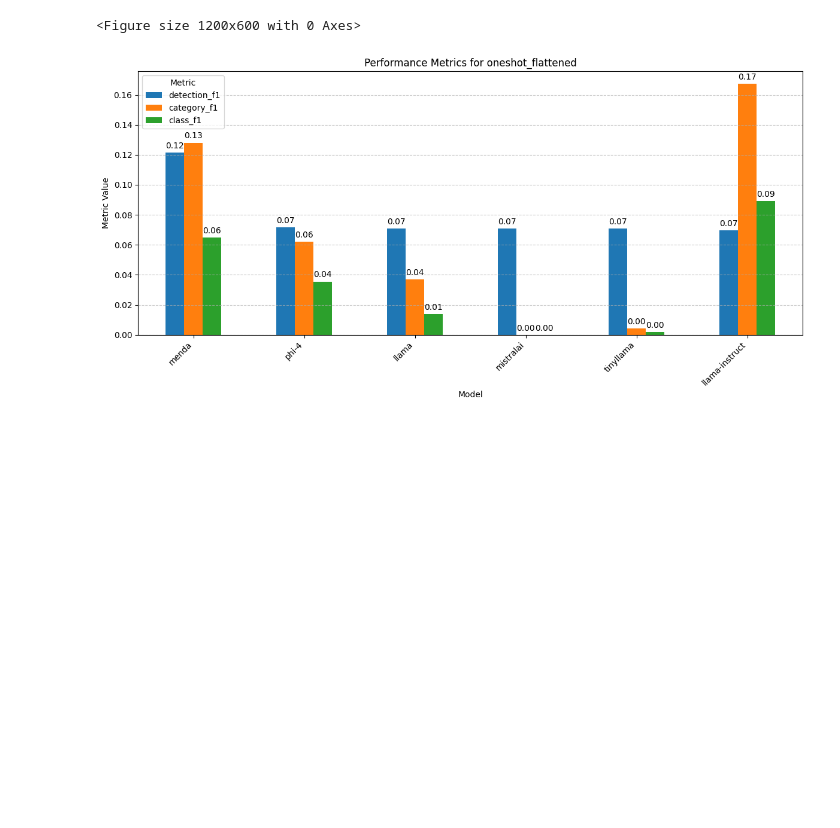
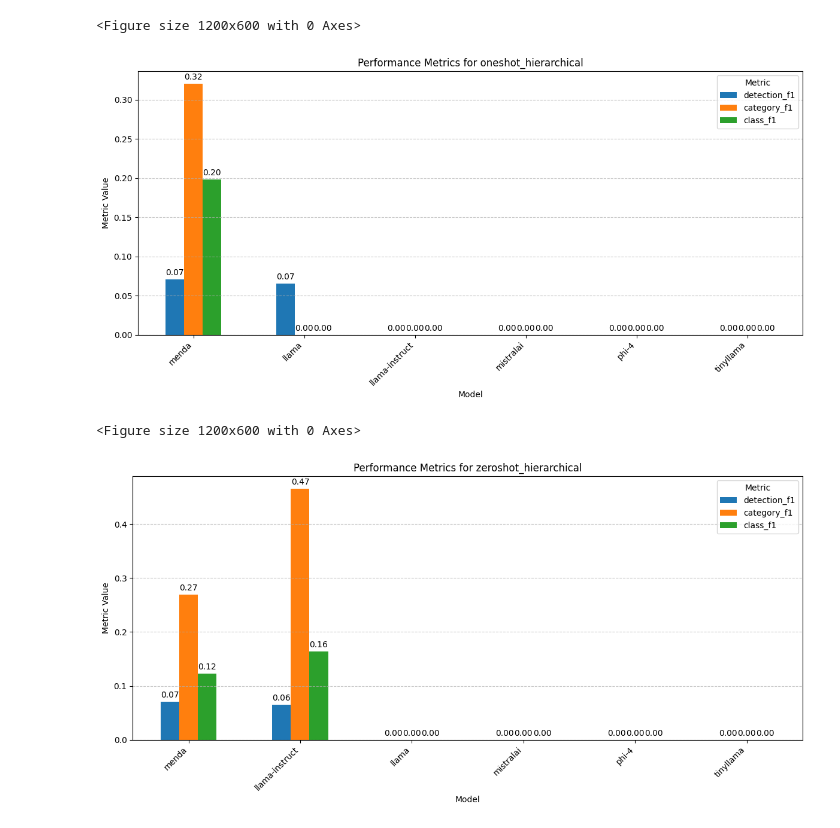
Before and after one commit to Tokimimo12/LTP-fallacy-detection, a Jupyter notebook: prompting/analysis.ipynb, the cells around one changed output. Cells and saved outputs as stored; diff of their text form; code cells hidden in the pictures; blank space fills up the shorter version.

```diff
--- a/prompting/analysis.ipynb
+++ b/prompting/analysis.ipynb
@@ -255,32 +242,38 @@ def plot_single_experiment_metrics(all_experiments, experiment_name, metrics=Non
     # Create plot
     plt.figure(figsize=figsize)
     ax = df.plot(kind='bar', figsize=figsize)
 
     # Add labels and title
     plt.xlabel('Model')
     plt.ylabel('Metric Value')
     plt.title(f'Performance Metrics for {experiment_name}')
 
     plt.xticks(rotation=45, ha='right')
     plt.legend(title='Metric')
     plt.grid(axis='y', linestyle='--', alpha=0.7)
 
     # Add value labels on top of bars
     for container in ax.containers:
         ax.bar_label(container, fmt='%.2f', padding=3)
 
     plt.tight_layout()
     return plt
 
 # Example usage:
-experiment_to_plot = 'oneshot_flattened'
+experiment_to_plot = 'oneshot_hierarchical'
+plot_single_experiment_metrics(all_experiments, experiment_to_plot, metrics = ['detection_f1', 'category_f1', 'class_f1'])
+plt.show()
+
+experiment_to_plot = 'zeroshot_hierarchical'
 plot_single_experiment_metrics(all_experiments, experiment_to_plot, metrics = ['detection_f1', 'category_f1', 'class_f1'])
 plt.show()
 
 # Or if you want to compare just specific metrics:
 # custom_metrics = ['detection_accuracy', 'avg_class_f1']
 # plot_single_experiment_metrics(all_experiments, experiment_to_plot, metrics=custom_metrics)
 # plt.show()
 # %% [output]
 <Figure size 1200x600 with 0 Axes>
-[figure, old version]
+[figure, new version]
+<Figure size 1200x600 with 0 Axes>
+[figure, added]
```
Also changed, not shown: parts of 9 cells of this notebook, 1 other file.
